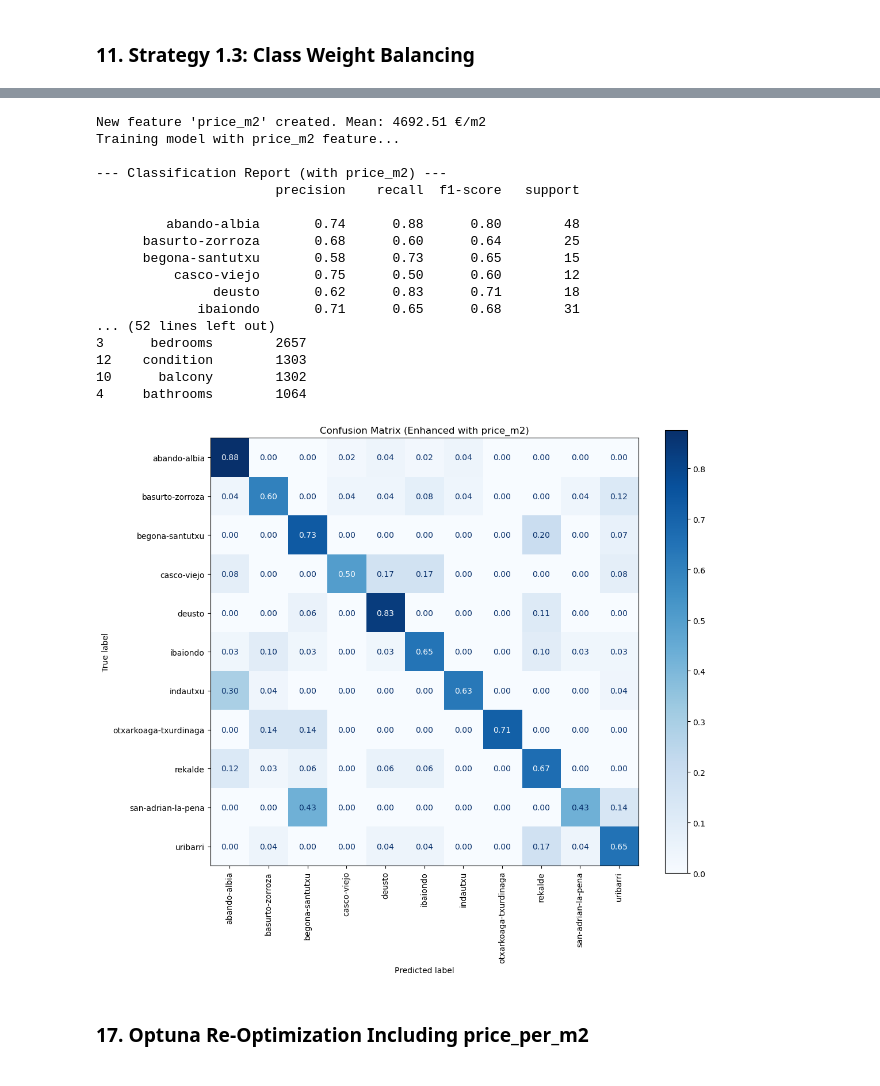
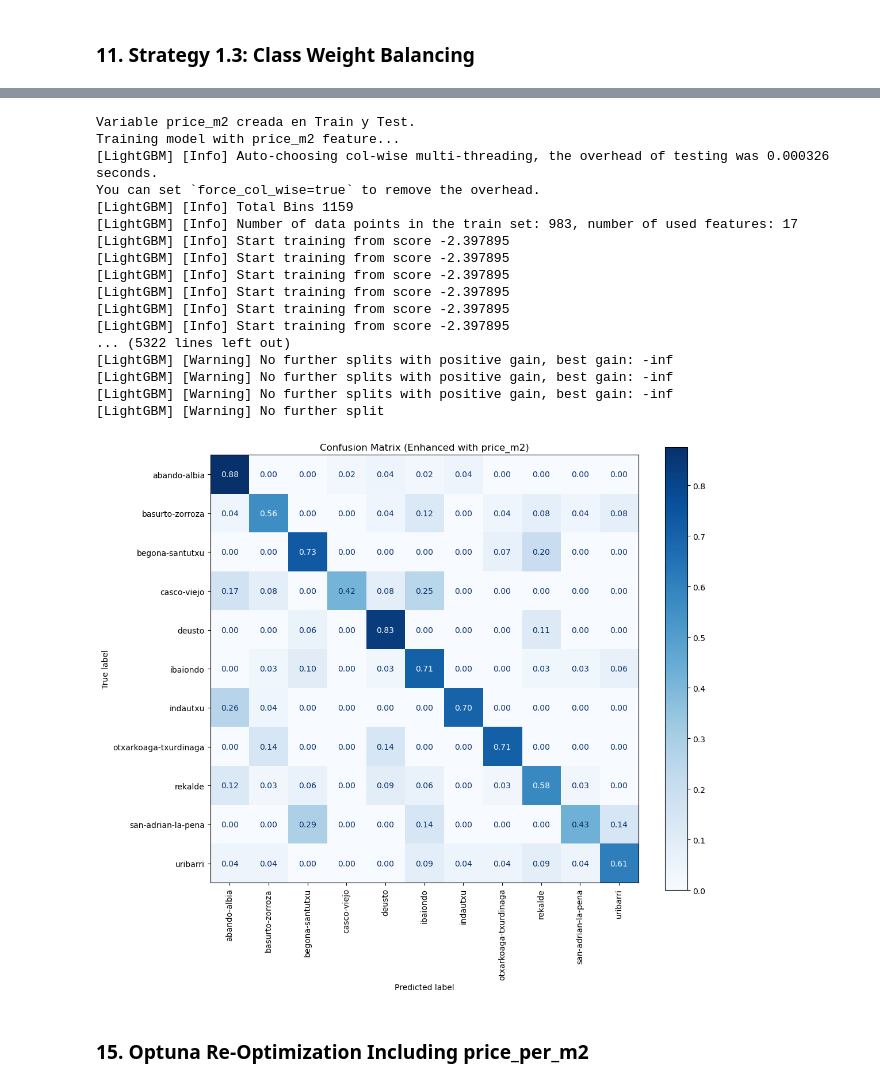
Before and after one commit to ikeiba/bilbao-housing-ml, a Jupyter notebook: classification/classification_zona.ipynb, the cells around one changed output, grey strips where cells are left out. Saved outputs shown, nothing was run; the diff lists cells and outputs as text; code cells hidden in the pictures.

```diff
--- a/classification/classification_zona.ipynb
+++ b/classification/classification_zona.ipynb
@@ -507,30 +403,22 @@ best_params['class_weight'] = 'balanced'
 best_params['objective'] = 'multiclass'
 best_params['n_jobs'] = -1
 
-# Train/Test split (stratified to preserve minority classes)
-X_train, X_test, y_train, y_test = train_test_split(
-    X_zone_unencoded_1, y_zone_unencoded_1,
-    test_size=0.2,
-    stratify=y_zone_unencoded_1,
-    random_state=42
-)
 
 # Train initial final model
 final_model = LGBMClassifier(**best_params)
-final_model.fit(X_train, y_train)
+final_model.fit(X_train_raw, y_train_raw)
 
 # Predict
-y_pred = final_model.predict(X_test)
+y_pred = final_model.predict(X_test_raw)
 
 # Classification report
 print("\n--- Detailed Classification Report ---")
-print(classification_report(y_test, y_pred, target_names=class_names))
-
+print(classification_report(y_test_raw, y_pred, target_names=class_names))
 # Confusion matrix (normalized)
 print("\n--- Normalized Confusion Matrix ---")
 fig, ax = plt.subplots(figsize=(14, 12))
 ConfusionMatrixDisplay.from_predictions(
-    y_test, y_pred,
+    y_test_raw, y_pred,
     ax=ax,
     display_labels=class_names,
     xticks_rotation='vertical',
@@ -610,69 +480,67 @@ from lightgbm import LGBMClassifier
 from sklearn.model_selection import train_test_split
 from sklearn.metrics import classification_report, ConfusionMatrixDisplay
 
-# Create new engineered feature (price per usable area)
-X_zone_unencoded_1['price_m2'] = X_zone_unencoded_1['price'] / X_zone_unencoded_1['usable_area']
-print(f"New feature 'price_m2' created. Mean: {X_zone_unencoded_1['price_m2'].mean():.2f} €/m2")
+# 1. Apply Feature Engineering to the ORIGINAL DataFrames
+X_train_raw['price_m2'] = X_train_raw['price'] / X_train_raw['usable_area']
+X_test_raw['price_m2'] = X_test_raw['price'] / X_test_raw['usable_area'] # Vital for the final predict!
 
-# Train/Test split with new feature
-X_train, X_test, y_train, y_test = train_test_split(
-    X_zone_unencoded_1, y_zone_unencoded_1,
-    test_size=0.2,
-    stratify=y_zone_unencoded_1,
-    random_state=42
-)
+# Update the copy for Optuna
+X_zone_unencoded_1 = X_train_raw.copy()
+
+print(f"Variable price_m2 creada en Train y Test.")
+
 
 # Re-train with previously found best parameters (before new Optuna run)
 final_model_m2 = LGBMClassifier(**best_params)
 print("Training model with price_m2 feature...")
-final_model_m2.fit(X_train, y_train)
+final_model_m2.fit(X_train_raw, y_train_raw)
 
-y_pred_m2 = final_model_m2.predict(X_test)
+y_pred_m2 = final_model_m2.predict(X_test_raw)
 
 print("\n--- Classification Report (with price_m2) ---")
-print(classification_report(y_test, y_pred_m2, target_names=class_names))
+print(classification_report(y_test_raw, y_pred_m2, target_names=class_names))
 
 # Feature importance (top 10)
 importances = final_model_m2.feature_importances_
-df_imp = pd.DataFrame({'Feature': X_train.columns, 'Importance': importances})
+df_imp = pd.DataFrame({'Feature': X_train_raw.columns, 'Importance': importances})
 df_imp = df_imp.sort_values(by='Importance', ascending=False).head(10)
 print("\n--- Top 10 Features (with price_m2) ---")
 print(df_imp)
 
 # Normalized confusion matrix for comparison
 fig, ax = plt.subplots(figsize=(12, 10))
 ConfusionMatrixDisplay.from_predictions(
-    y_test, y_pred_m2,
+    y_test_raw, y_pred_m2,
     ax=ax,
     display_labels=class_names,
     xticks_rotation='vertical',
     cmap='Blues',
     normalize='true',
     values_format=".2f"
 )
 plt.title("Confusion Matrix (Enhanced with price_m2)")
 plt.show()
 # %% [output]
-New feature 'price_m2' created. Mean: 4692.51 €/m2
+Variable price_m2 creada en Train y Test.
 Training model with price_m2 feature...
-
---- Classification Report (with price_m2) ---
-                       precision    recall  f1-score   support
-
-         abando-albia       0.74      0.88      0.80        48
-      basurto-zorroza       0.68      0.60      0.64        25
-      begona-santutxu       0.58      0.73      0.65        15
-          casco-viejo       0.75      0.50      0.60        12
-               deusto       0.62      0.83      0.71        18
-             ibaiondo       0.71      0.65      0.68        31
-... (52 lines left out)
-3      bedrooms        2657
-12    condition        1303
-10      balcony        1302
-4     bathrooms        1064
+[LightGBM] [Info] Auto-choosing col-wise multi-threading, the overhead of testing was 0.000326 seconds.
+You can set `force_col_wise=true` to remove the overhead.
+[LightGBM] [Info] Total Bins 1159
+[LightGBM] [Info] Number of data points in the train set: 983, number of used features: 17
+[LightGBM] [Info] Start training from score -2.397895
+[LightGBM] [Info] Start training from score -2.397895
+[LightGBM] [Info] Start training from score -2.397895
+[LightGBM] [Info] Start training from score -2.397895
+[LightGBM] [Info] Start training from score -2.397895
+[LightGBM] [Info] Start training from score -2.397895
+... (5322 lines left out)
+[LightGBM] [Warning] No further splits with positive gain, best gain: -inf
+[LightGBM] [Warning] No further splits with positive gain, best gain: -inf
+[LightGBM] [Warning] No further splits with positive gain, best gain: -inf
+[LightGBM] [Warning] No further split
-[figure, old version]
+[figure, new version]
 # %% [markdown]
-### 17. Optuna Re-Optimization Including price_per_m2
+### 15. Optuna Re-Optimization Including price_per_m2
 # %%
 import optuna
 from lightgbm import LGBMClassifier
```
Also changed, not shown: parts of 24 cells of this notebook, 2 other files.
